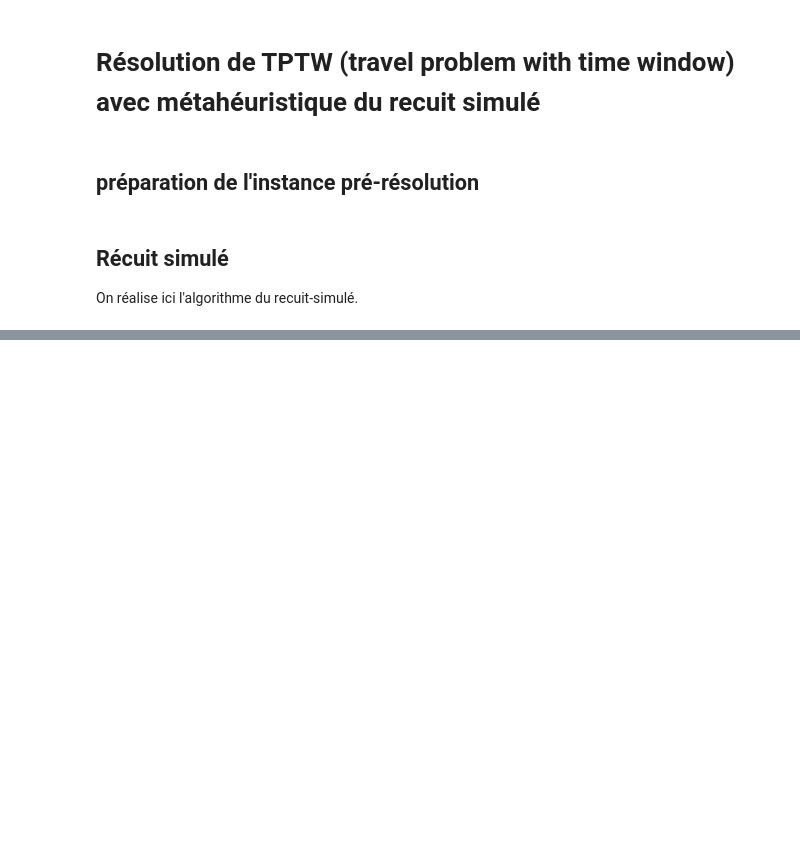
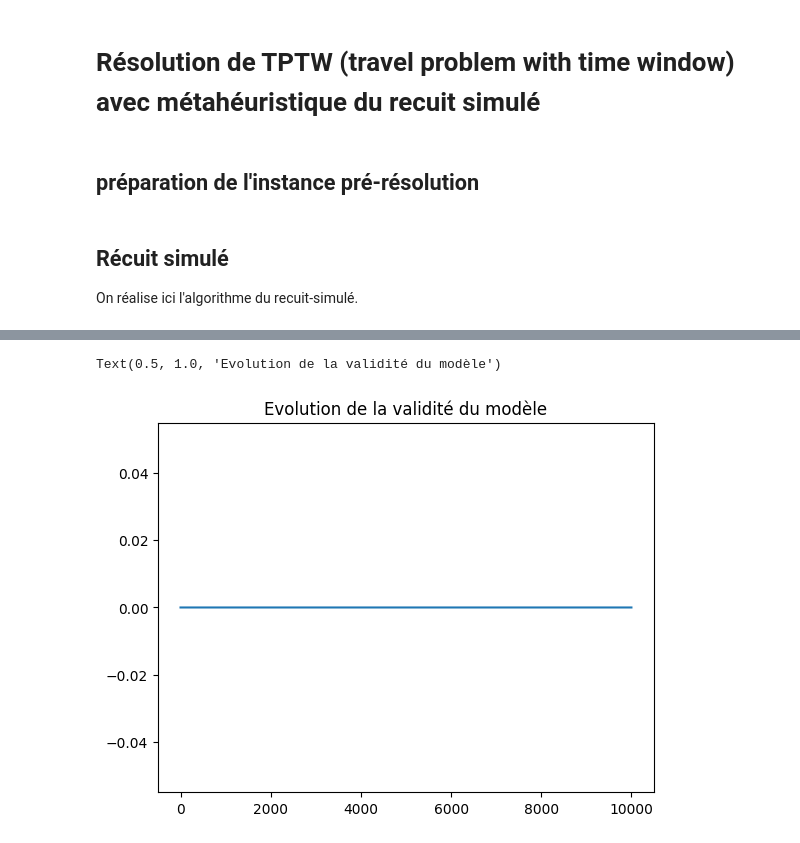
Before and after one commit to jupiterMJM/cplt_sci_metaheuristique, a Jupyter notebook: brouillon.ipynb, the cells around one changed output, grey strips where cells are left out. Drawn from its saved outputs; the diff is of its cells as text; code cells hidden in the pictures; blank space fills up the shorter version.

```diff
--- a/brouillon.ipynb
+++ b/brouillon.ipynb
@@ -92,0 +134,7 @@ print("[INFO] Simulation terminée")
+# %%
+plt.close()
+plt.plot(historique_modele_valide)
+plt.title("Evolution de la validité du modèle")
+# %% [output]
+Text(0.5, 1.0, 'Evolution de la validité du modèle')
+[figure, added]
```
Also changed, not shown: parts of 8 cells of this notebook.
